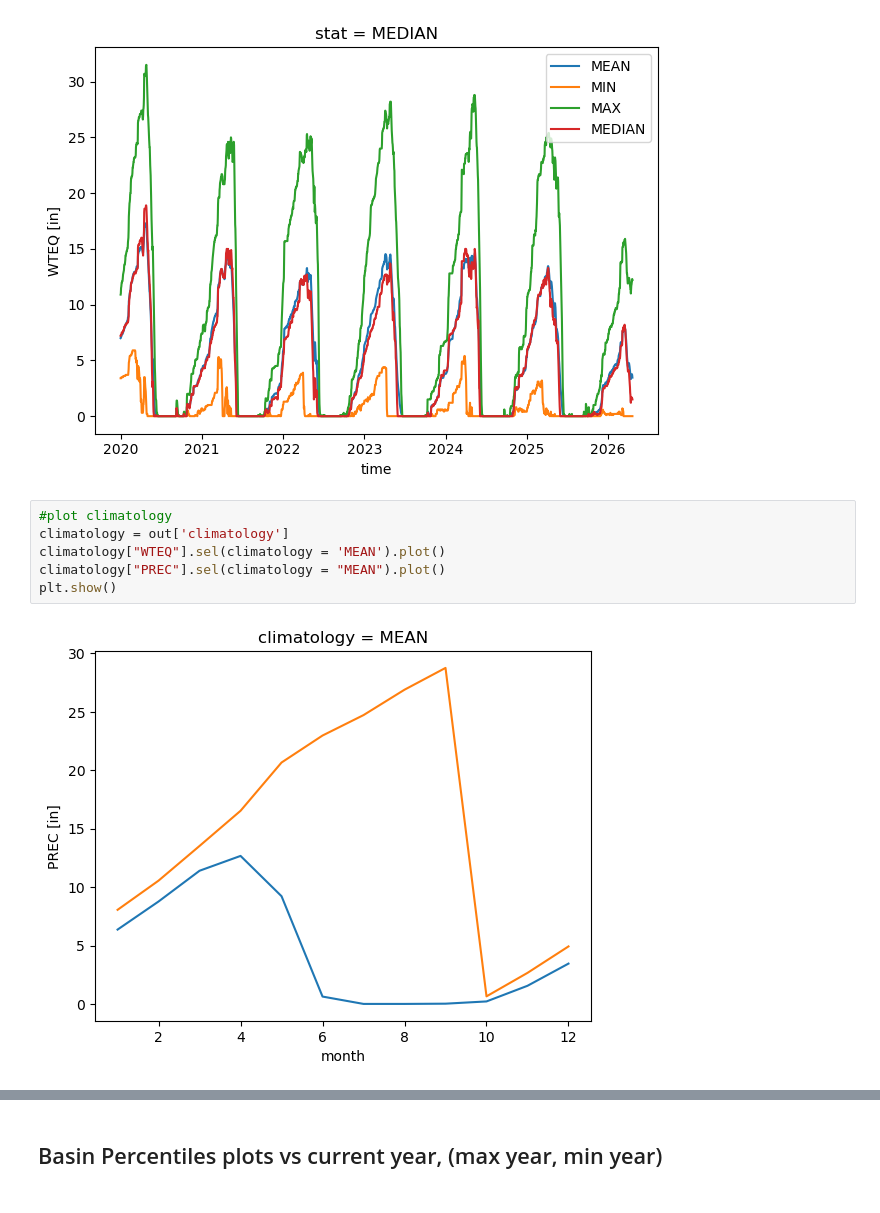
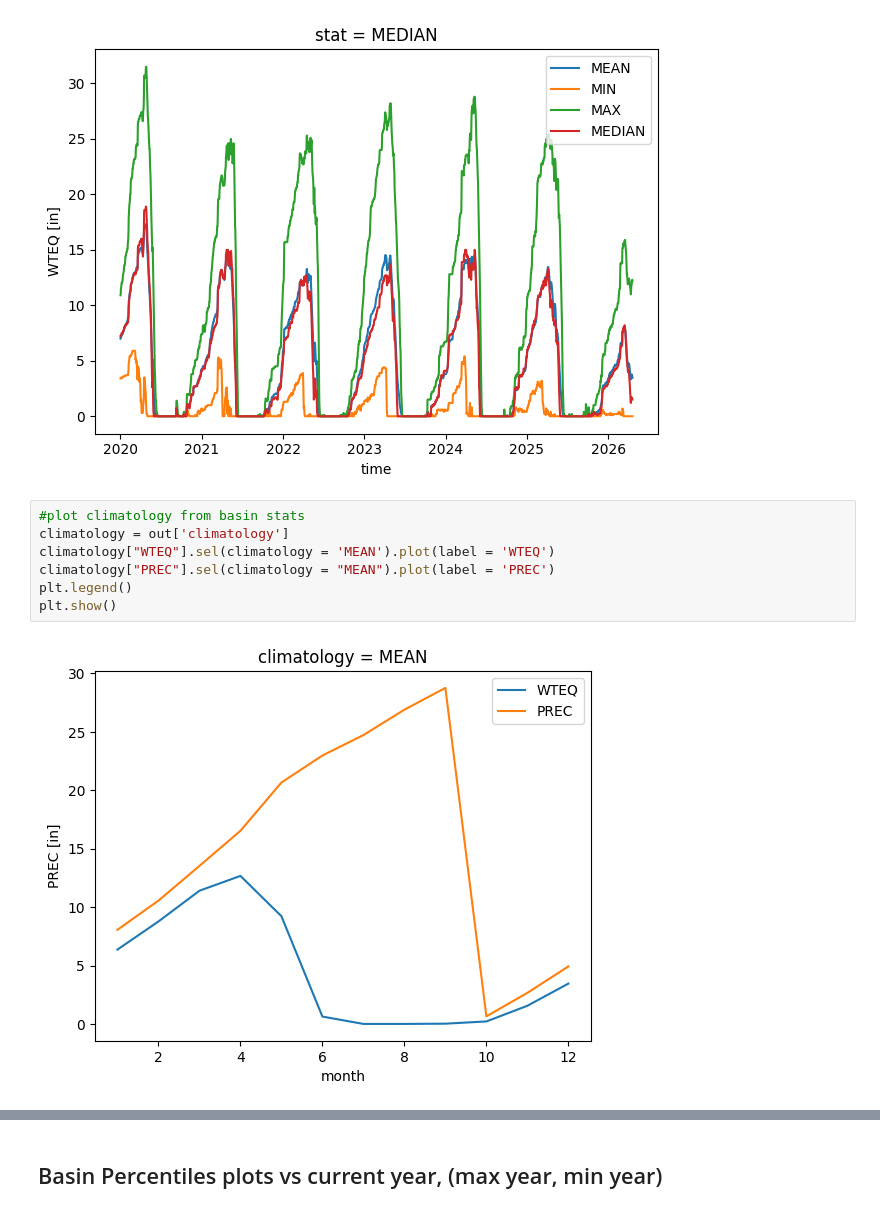
Before and after one commit to tavo7876/snotelpy, a Jupyter notebook: Examples/Examples.ipynb, the cells around one changed output, grey strips where cells are left out. Cells and saved outputs as stored; diff of their text form.

```diff
--- a/Examples/Examples.ipynb
+++ b/Examples/Examples.ipynb
@@ -197,13 +198,14 @@ plt.show()
 # %% [output]
 [figure]
 # %%
-#plot climatology
+#plot climatology from basin stats
 climatology = out['climatology']
-climatology["WTEQ"].sel(climatology = 'MEAN').plot()
-climatology["PREC"].sel(climatology = "MEAN").plot()
+climatology["WTEQ"].sel(climatology = 'MEAN').plot(label = 'WTEQ')
+climatology["PREC"].sel(climatology = "MEAN").plot(label = 'PREC')
+plt.legend()
 plt.show()
 # %% [output]
-[figure, old version]
+[figure, new version]
 # %%
 
 # lets say i want all the stations in my research area, i know im studying stations only in colorado.
```
Also changed, not shown: parts of 8 cells of this notebook.
